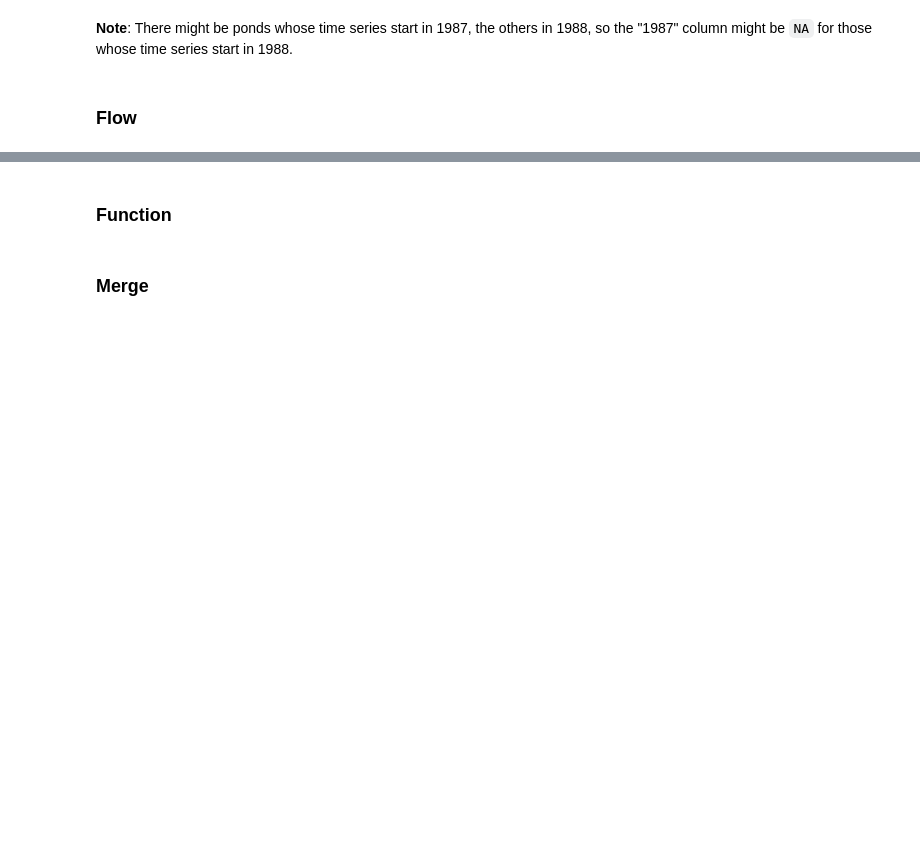
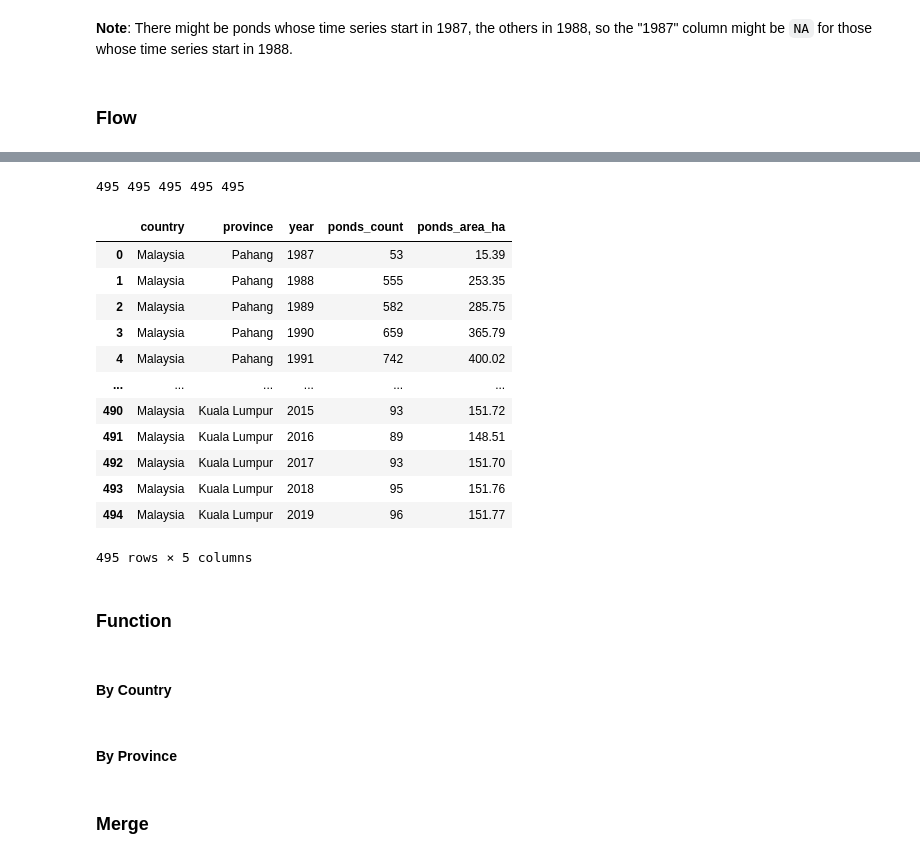
Before and after one commit to Shirobakaidou/Aquaponds, a Jupyter notebook: Drafts/09.1_result_prototype.ipynb, the cells around one changed output, grey strips where cells are left out. Drawn from its saved outputs; the diff is of its cells as text; code cells hidden in the pictures; blank space fills up the shorter version.

Commit message:
tidy data for plotting total count and area by province

```diff
--- a/Drafts/09.1_result_prototype.ipynb
+++ b/Drafts/09.1_result_prototype.ipynb
@@ -304,4 +326,47 @@ df_plot = pd.DataFrame(data)
+# %%
+# Column "area" of active ponds sorted by lev-1 province, lev-2 years
+col_area = [[round(i[i[j]==1]['Area'].sum()/1e4, 2) for j in col_ini] for i in df_grouped]
+# %%
+col_province = [[i]*len(col_ini) for i in provinces] # Column "province"
+col_yr = [[i.split('_')[0] for i in col_ini]]*len(col_province) # Column "year"
+# %%
+from itertools import chain
+# Unnest nested lists
+col_count = list(chain(*col_count))
+col_area = list(chain(*col_area))
+col_yr = list(chain(*col_yr))
+col_province = list(chain(*col_province))
+
+col_country = [countries[0]]*len(col_province)
+# %%
+print(len(col_count), len(col_area), len(col_yr), len(col_province), len(col_country))
+# %% [output]
+495 495 495 495 495
+# %%
+df_output = pd.DataFrame({"country": col_country,
+                          "province": col_province,
+                          "year": col_yr,
+                          "ponds_count": col_count,
+                          "ponds_area_ha": col_area})
+# %%
+df_output
+# %% [output]
+|  | country | province | year | ponds_count | ponds_area_ha |
+| 0 | Malaysia | Pahang | 1987 | 53 | 15.39 |
+| 1 | Malaysia | Pahang | 1988 | 555 | 253.35 |
+| 2 | Malaysia | Pahang | 1989 | 582 | 285.75 |
+| 3 | Malaysia | Pahang | 1990 | 659 | 365.79 |
+| 4 | Malaysia | Pahang | 1991 | 742 | 400.02 |
+| ... | ... | ... | ... | ... | ... |
+| 490 | Malaysia | Kuala Lumpur | 2015 | 93 | 151.72 |
+| 491 | Malaysia | Kuala Lumpur | 2016 | 89 | 148.51 |
+| 492 | Malaysia | Kuala Lumpur | 2017 | 93 | 151.70 |
+| 493 | Malaysia | Kuala Lumpur | 2018 | 95 | 151.76 |
+| 494 | Malaysia | Kuala Lumpur | 2019 | 96 | 151.77 |
+495 rows × 5 columns
 # %% [markdown]
 ### Function
+# %% [markdown]
+#### By Country
 # %%
 def genFun(n): # n=len(files)
@@ -332,0 +407,2 @@ gen = genFun(len(files))
+# %% [markdown]
+#### By Province
```
Also changed, not shown: parts of 64 cells of this notebook.
